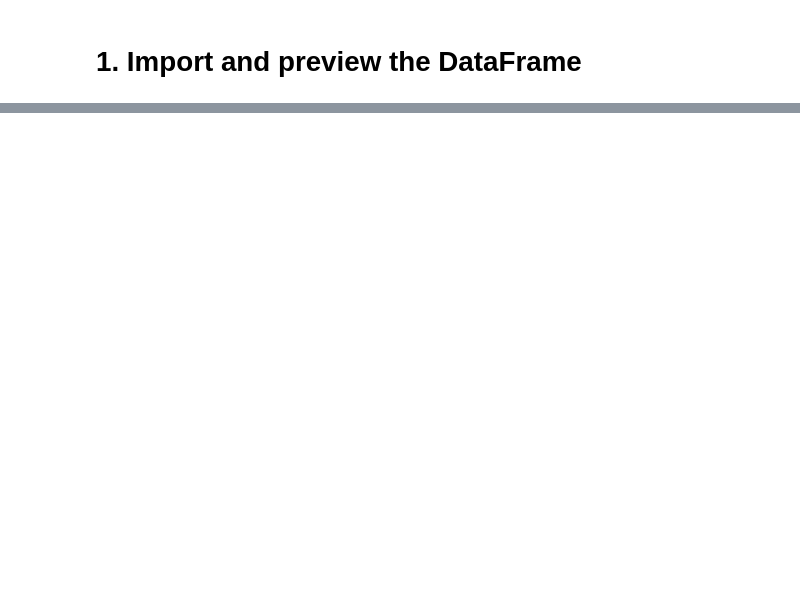
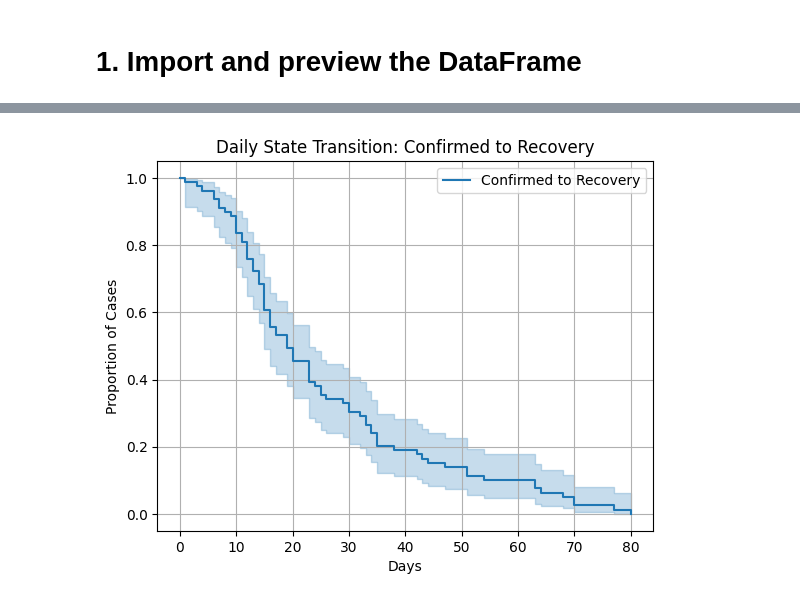
Before and after one commit to dmdce/CSMODEL-MCO1-Notebook-Files, a Jupyter notebook: CSMODEL_MCO1_Notebook.ipynb, the cells around one changed output, grey strips where cells are left out. Cells and saved outputs as stored; diff of their text form; code cells hidden in the pictures; blank space fills up the shorter version.

```diff
--- a/CSMODEL_MCO1_Notebook.ipynb
+++ b/CSMODEL_MCO1_Notebook.ipynb
@@ -261,0 +247,17 @@ r = 0.821
+# %%
+# Use kmf to estimate Confirmed to Recovery survival function
+kmf.fit(
+    durations = df_clean_C_to_R['duration_C_to_R'],
+    event_observed = df_clean_C_to_R['event_C_to_R'],
+    label = 'Confirmed to Recovery'
+)
+
+# View
+kmf.plot_survival_function()
+plt.title('Daily State Transition: Confirmed to Recovery')
+plt.xlabel('Days')
+plt.ylabel('Proportion of Cases')
+plt.grid(True)
+plt.show()
+# %% [output]
+[figure, added]
```
Also changed, not shown: parts of 48 cells of this notebook.
